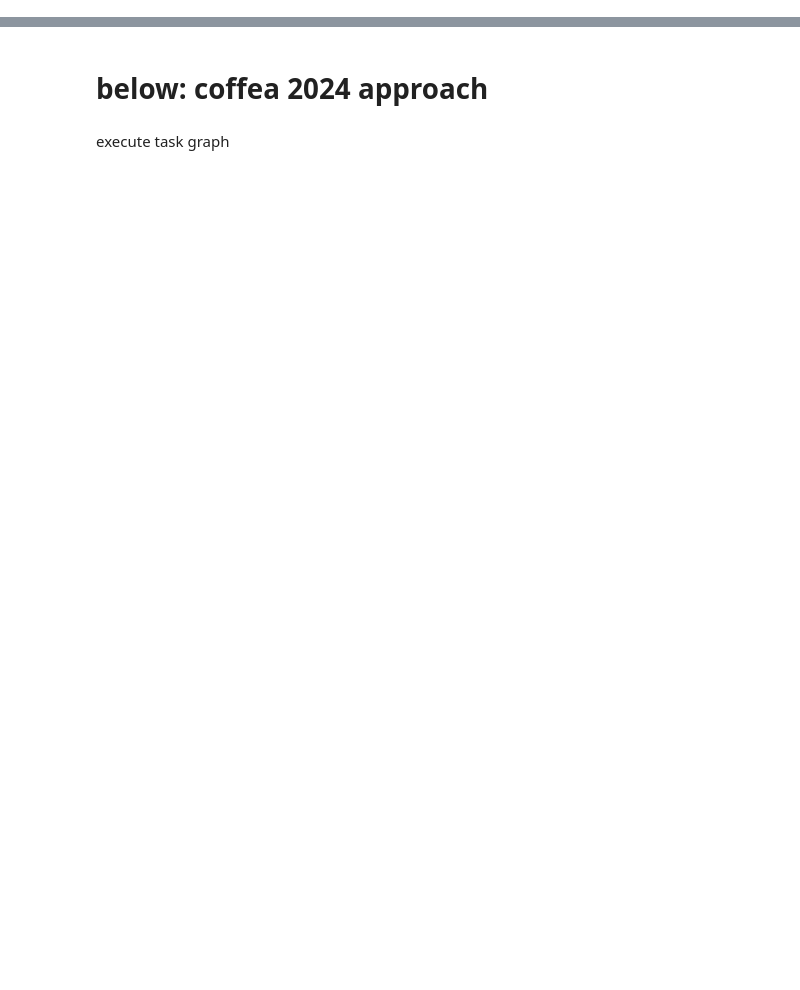
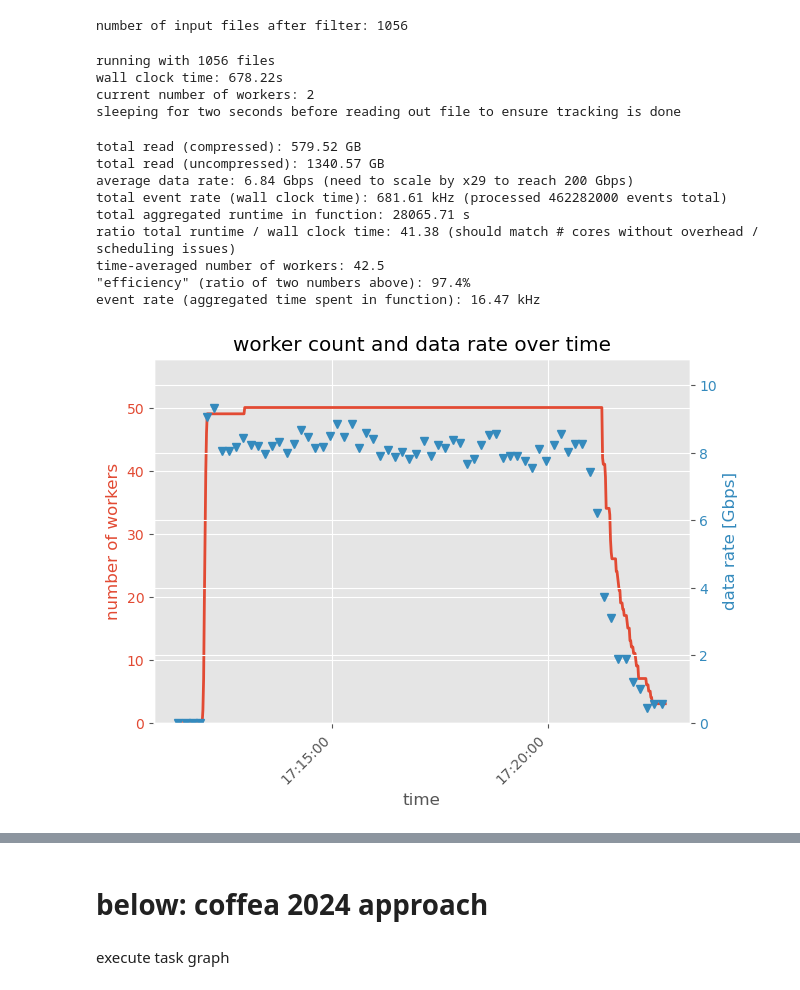
Before and after one commit to iris-hep/idap-200gbps, a Jupyter notebook: materialize_branches.ipynb, the cells around one changed output, grey strips where cells are left out. Saved outputs shown, nothing was run; the diff lists cells and outputs as text; code cells hidden in the pictures; blank space fills up the shorter version.

```diff
--- a/materialize_branches.ipynb
+++ b/materialize_branches.ipynb
@@ -115,7 +121,7 @@ with open(fname,'r') as fp:
 LIMIT_NUM_FILES = None
 
 # limit to the first N containers, None if no limit
-LIMIT_NUM_CONTAINERS = None
+LIMIT_NUM_CONTAINERS = 1
 
 fileset = coffea.dataset_tools.max_files(fileset, LIMIT_NUM_FILES)
 
@@ -123,6 +129,8 @@ if LIMIT_NUM_CONTAINERS is not None:
     fileset = dict((k,v) for i, (k,v) in enumerate(fileset.items()) if i <LIMIT_NUM_CONTAINERS)
 
 print(f"number of input files after filter: {sum([len(f['files']) for f in fileset.values()])}")
+# %% [output]
+number of input files after filter: 1056
 # %%
 # turn fileset into simple list of files to run over
 all_files = []
@@ -185,3 +193,8 @@ print(f"wall clock time: {t1-t0:.2f}s")
 print(f"current number of workers: {len(client.scheduler_info()['workers'])}")
 
 timestamps, nworkers, avg_num_workers = utils.worker_tracking.get_timestamps_and_counts()  # worker count info
+# %% [output]
+running with 1056 files
+wall clock time: 678.22s
+current number of workers: 2
+sleeping for two seconds before reading out file to ensure tracking is done
@@ -188,21 +219,32 @@ timestamps, nworkers, avg_num_workers = utils.worker_tracking.get_timestamps_and
 # %%
 # summary of performance
 read_GB = sum(out['read']) / 1000**3
 print(f"total read (compressed): {read_GB:.2f} GB")
 print(f"total read (uncompressed): {sum(out['uncompressed']) / 1000**3:.2f} GB")
 
 rate_Gbps = read_GB*8/(t1-t0)
 print(f"average data rate: {rate_Gbps:.2f} Gbps (need to scale by x{200/rate_Gbps:.0f} to reach 200 Gbps)")
 
 n_evts = sum(out["num_entries"])
 print(f"total event rate (wall clock time): {n_evts / (t1-t0) / 1000:.2f} kHz (processed {n_evts} events total)")
 
 total_runtime = sum(out["runtime"])
 print(f"total aggregated runtime in function: {total_runtime:.2f} s")
 print(f"ratio total runtime / wall clock time: {total_runtime / (t1-t0):.2f} "\
       "(should match # cores without overhead / scheduling issues)")
 print(f"time-averaged number of workers: {avg_num_workers:.1f}")
 print(f"\"efficiency\" (ratio of two numbers above): {total_runtime / (t1-t0) / avg_num_workers:.1%}")
 print(f"event rate (aggregated time spent in function): {n_evts / total_runtime / 1000:.2f} kHz")
 
-utils.worker_tracking.plot_worker_count(timestamps, nworkers, avg_num_workers)
+utils.worker_tracking.plot_worker_count(timestamps, nworkers, avg_num_workers, times_for_rates, instantaneous_rates)
+# %% [output]
+total read (compressed): 579.52 GB
+total read (uncompressed): 1340.57 GB
+average data rate: 6.84 Gbps (need to scale by x29 to reach 200 Gbps)
+total event rate (wall clock time): 681.61 kHz (processed 462282000 events total)
+total aggregated runtime in function: 28065.71 s
+ratio total runtime / wall clock time: 41.38 (should match # cores without overhead / scheduling issues)
+time-averaged number of workers: 42.5
+"efficiency" (ratio of two numbers above): 97.4%
+event rate (aggregated time spent in function): 16.47 kHz
+[figure, added]
```
Also changed, not shown: parts of 6 cells of this notebook.
